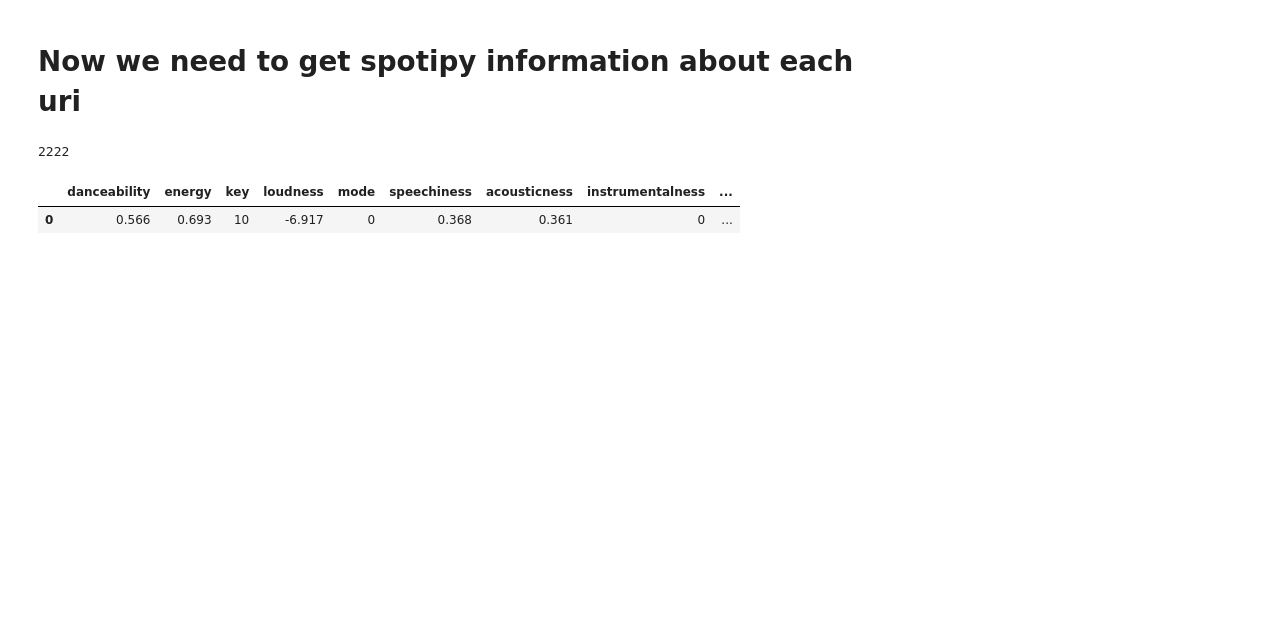
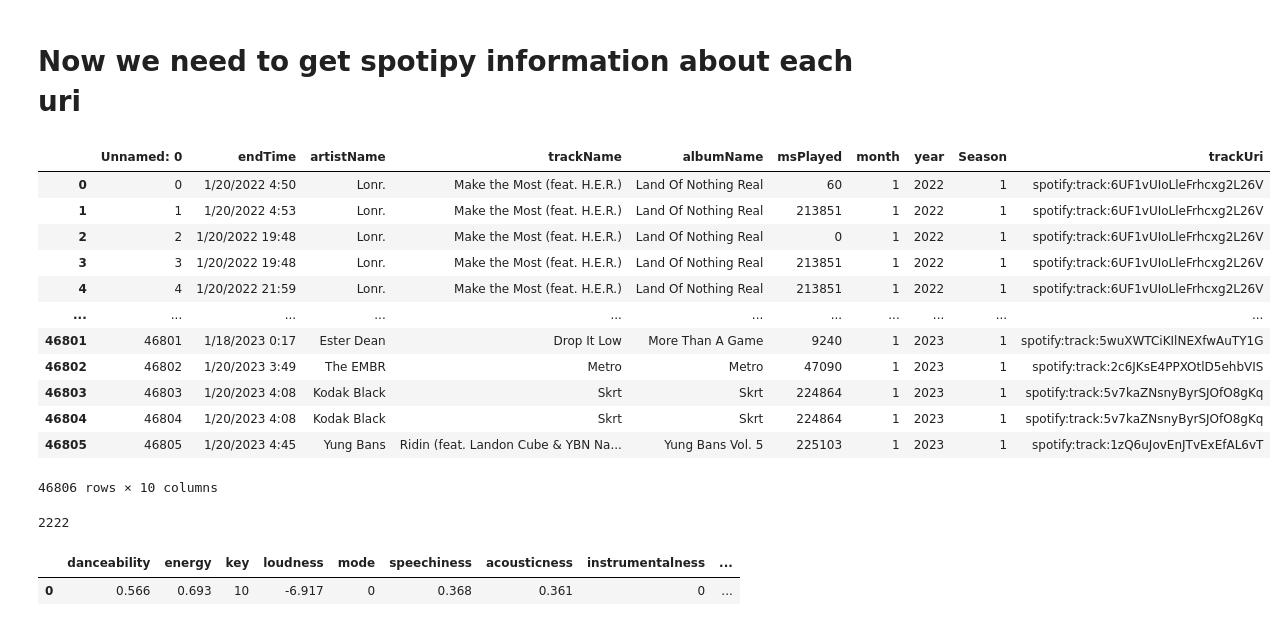
Before and after one commit to 98yangjames/SpotifyML, a Jupyter notebook: streaminghistoryuri_pull.ipynb, the cells around one changed output. Drawn from its saved outputs; the diff is of its cells as text; code cells hidden in the pictures; blank space fills up the shorter version.

```diff
--- a/streaminghistoryuri_pull.ipynb
+++ b/streaminghistoryuri_pull.ipynb
@@ -8,6 +8,21 @@ import warnings
 warnings.filterwarnings('ignore')
 # %%
 df = pd.read_csv('Data/Listening_Data/songs_listened_to_with_uri.csv')
+df
+# %% [output]
+|  | Unnamed: 0 | endTime | artistName | trackName | albumName | msPlayed | month | year | Season | trackUri |
+| 0 | 0 | 1/20/2022 4:50 | Lonr. | Make the Most (feat. H.E.R.) | Land Of Nothing Real | 60 | 1 | 2022 | 1 | spotify:track:6UF1vUIoLleFrhcxg2L26V |
+| 1 | 1 | 1/20/2022 4:53 | Lonr. | Make the Most (feat. H.E.R.) | Land Of Nothing Real | 213851 | 1 | 2022 | 1 | spotify:track:6UF1vUIoLleFrhcxg2L26V |
+| 2 | 2 | 1/20/2022 19:48 | Lonr. | Make the Most (feat. H.E.R.) | Land Of Nothing Real | 0 | 1 | 2022 | 1 | spotify:track:6UF1vUIoLleFrhcxg2L26V |
+| 3 | 3 | 1/20/2022 19:48 | Lonr. | Make the Most (feat. H.E.R.) | Land Of Nothing Real | 213851 | 1 | 2022 | 1 | spotify:track:6UF1vUIoLleFrhcxg2L26V |
+| 4 | 4 | 1/20/2022 21:59 | Lonr. | Make the Most (feat. H.E.R.) | Land Of Nothing Real | 213851 | 1 | 2022 | 1 | spotify:track:6UF1vUIoLleFrhcxg2L26V |
+| ... | ... | ... | ... | ... | ... | ... | ... | ... | ... | ... |
+| 46801 | 46801 | 1/18/2023 0:17 | Ester Dean | Drop It Low | More Than A Game | 9240 | 1 | 2023 | 1 | spotify:track:5wuXWTCiKIlNEXfwAuTY1G |
+| 46802 | 46802 | 1/20/2023 3:49 | The EMBR | Metro | Metro | 47090 | 1 | 2023 | 1 | spotify:track:2c6JKsE4PPXOtlD5ehbVIS |
+| 46803 | 46803 | 1/20/2023 4:08 | Kodak Black | Skrt | Skrt | 224864 | 1 | 2023 | 1 | spotify:track:5v7kaZNsnyByrSJOfO8gKq |
+| 46804 | 46804 | 1/20/2023 4:08 | Kodak Black | Skrt | Skrt | 224864 | 1 | 2023 | 1 | spotify:track:5v7kaZNsnyByrSJOfO8gKq |
+| 46805 | 46805 | 1/20/2023 4:45 | Yung Bans | Ridin (feat. Landon Cube & YBN Na... | Yung Bans Vol. 5 | 225103 | 1 | 2023 | 1 | spotify:track:1zQ6uJovEnJTvExEfAL6vT |
+46806 rows × 10 columns
 # %%
 #Authentication - without user
 cid = '7cda6c1856a24d109ba5521fd35fd5a3'
```
Also changed, not shown: 8 other files.
